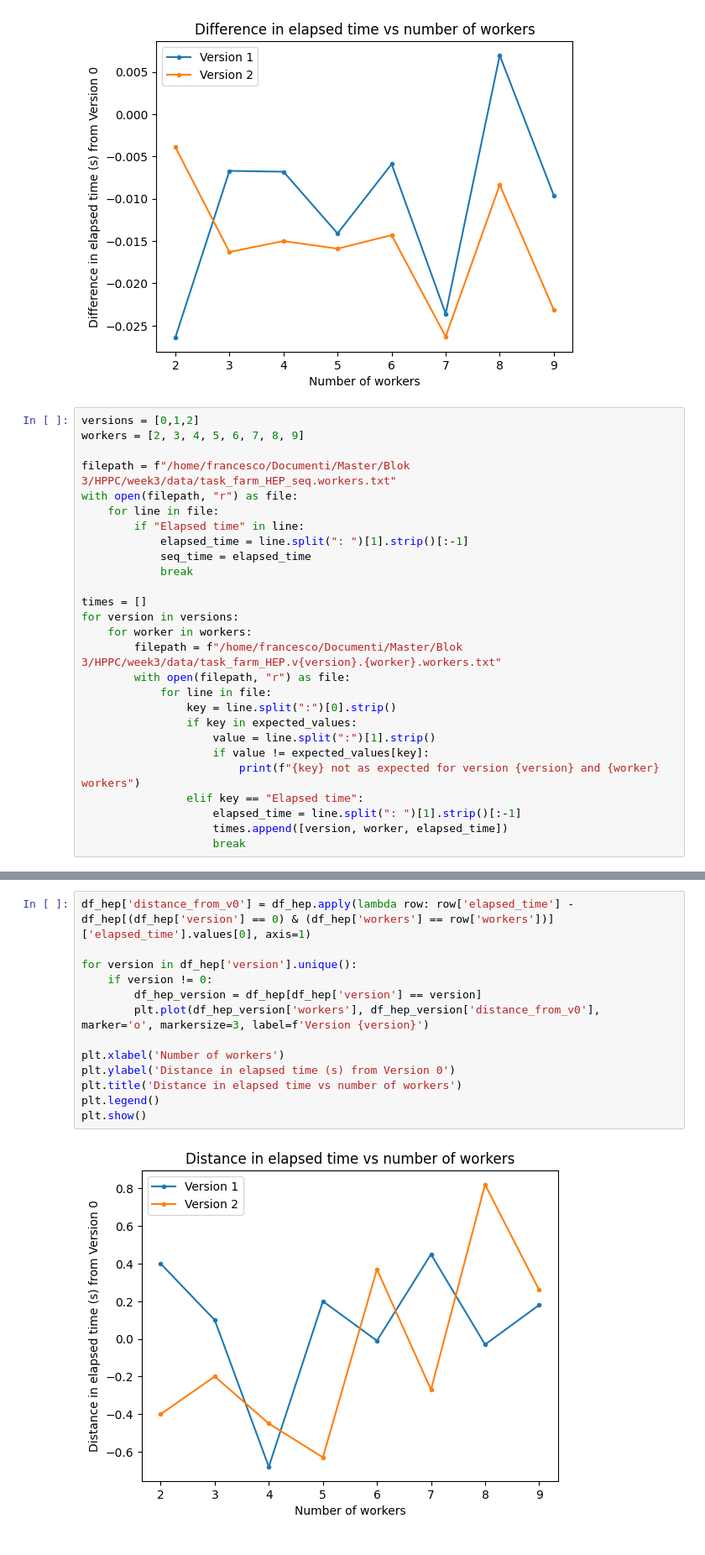
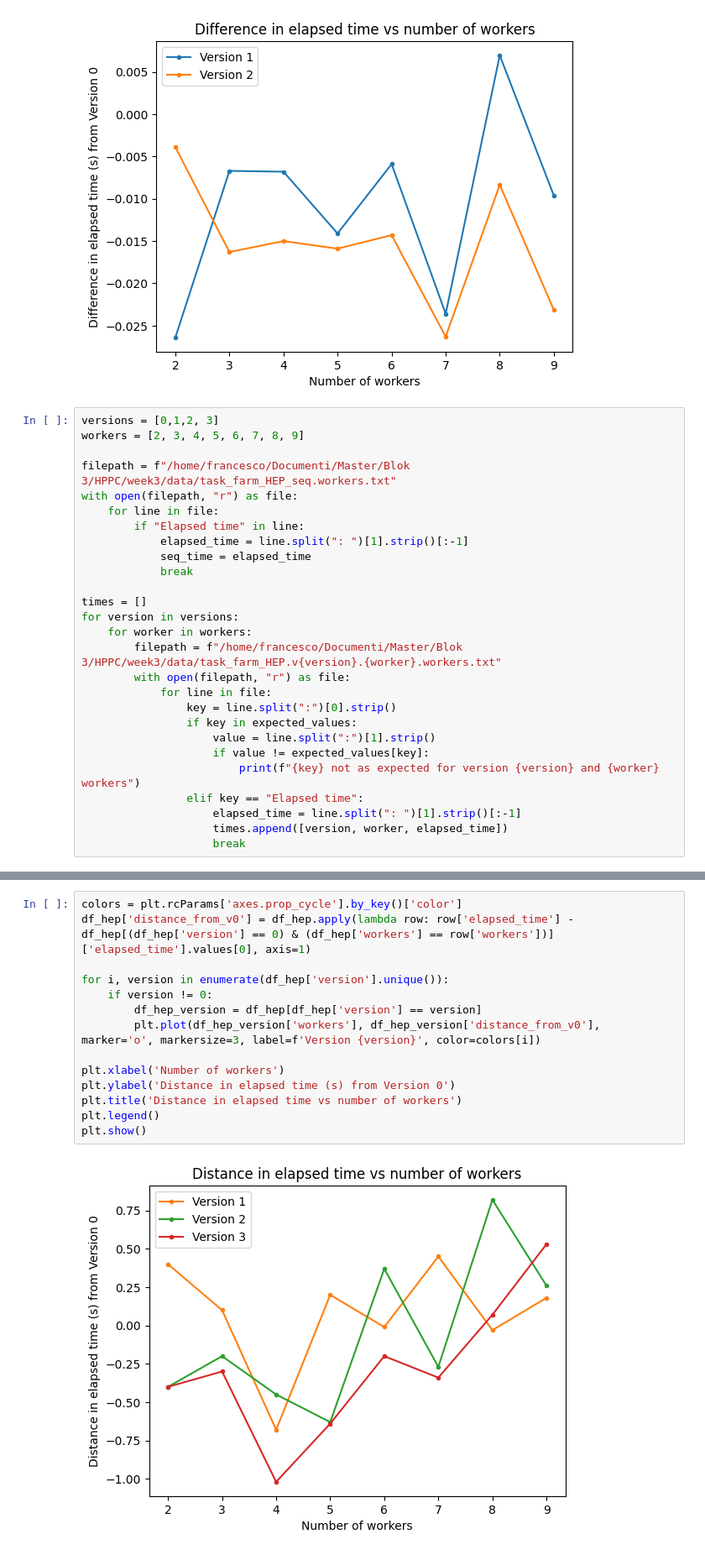
Before and after one commit to Fragaini01/HPPC_week3, a Jupyter notebook: week3/reader1.ipynb, the cells around one changed output, grey strips where cells are left out. Shown: that part at 84% size. Drawn from its saved outputs; the diff is of its cells as text.

```diff
--- a/week3/reader1.ipynb
+++ b/week3/reader1.ipynb
@@ -60,7 +60,7 @@ plt.show()
 # %% [output]
 [figure]
 # %%
-versions = [0,1,2]
+versions = [0,1,2, 3]
 workers = [2, 3, 4, 5, 6, 7, 8, 9]
 
 filepath = f"/home/francesco/Documenti/Master/Blok 3/HPPC/week3/data/task_farm_HEP_seq.workers.txt"
@@ -107,15 +107,16 @@ plt.show()
 # %%
+colors = plt.rcParams['axes.prop_cycle'].by_key()['color']
 df_hep['distance_from_v0'] = df_hep.apply(lambda row: row['elapsed_time'] - df_hep[(df_hep['version'] == 0) & (df_hep['workers'] == row['workers'])]['elapsed_time'].values[0], axis=1)
 
-for version in df_hep['version'].unique():
+for i, version in enumerate(df_hep['version'].unique()):
     if version != 0:
         df_hep_version = df_hep[df_hep['version'] == version]
-        plt.plot(df_hep_version['workers'], df_hep_version['distance_from_v0'], marker='o', markersize=3, label=f'Version {version}')
+        plt.plot(df_hep_version['workers'], df_hep_version['distance_from_v0'], marker='o', markersize=3, label=f'Version {version}', color=colors[i])
 
 plt.xlabel('Number of workers')
 plt.ylabel('Distance in elapsed time (s) from Version 0')
 plt.title('Distance in elapsed time vs number of workers')
 plt.legend()
 plt.show()
 # %% [output]
-[figure, old version]
+[figure, new version]
```
Also changed, not shown: parts of 1 cell of this notebook, 12 other files.
